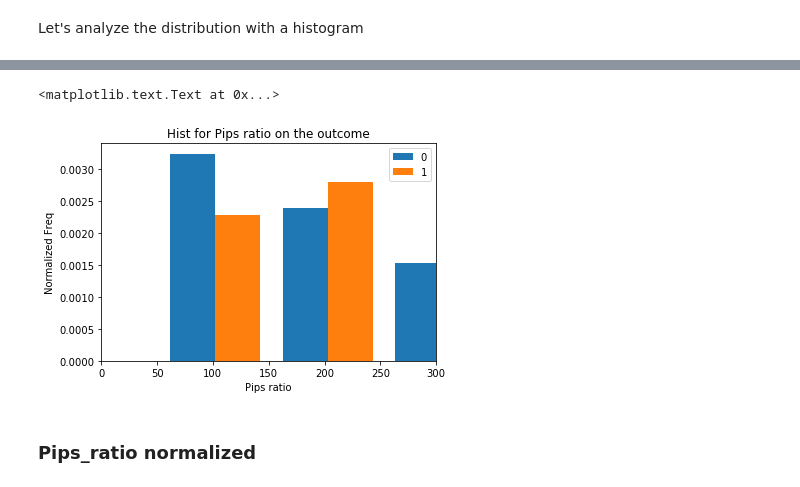
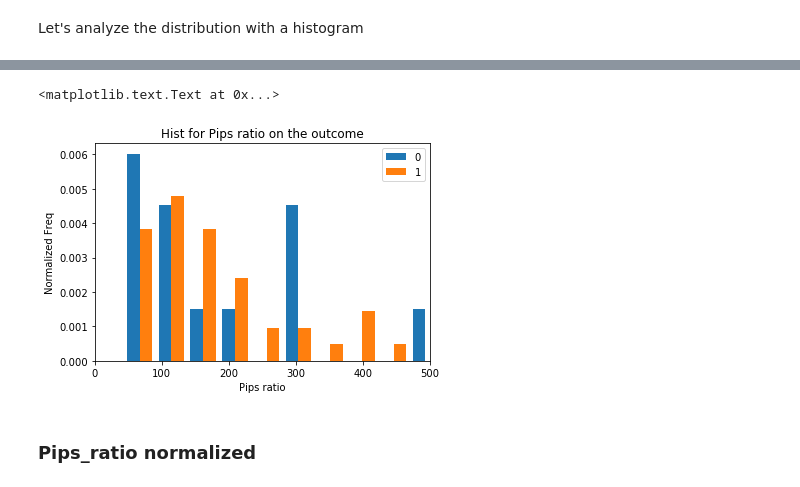
Before and after one commit to FOREXfunguru/FOREX, a Jupyter notebook: notebooks/Binary_classifier_cont_trades.ipynb, the cells around one changed output, grey strips where cells are left out. Cells and saved outputs as stored; diff of their text form; code cells hidden in the pictures.

```diff
--- a/notebooks/Binary_classifier_cont_trades.ipynb
+++ b/notebooks/Binary_classifier_cont_trades.ipynb
@@ -191,4 +193,4 @@ if "strong_trend" in contDF: contDF['strong trend']=contDF.apply(digit_binary,ax
 # %% [markdown]
 ## Selecting the desired timeframe
 # %%
-contDF=contDF[contDF.timeframe == 'D']
+contDF=contDF[contDF.timeframe == 'H6']
@@ -195,3 +208,14 @@ contDF=contDF[contDF.timeframe == 'D']
+# %%
+def calc_extoutcome(row,cutoff=20):
+    if not math.isnan(row['norm_retraced']):
+        if row['norm_retraced']<=cutoff:
+            return int(1)
+        else:
+            return int(0)
+    else:
+        return int(row['outcome'])
+# %%
+contDF['ext_outcome']=contDF.apply(calc_extoutcome,axis=1)
 # %% [markdown]
 ## Initial exploration of the data
 
@@ -199,5 +227,5 @@ First things first, let's examine if we have a significant number of records per
 # %%
-outcome_ix=5
-outcome_lab="outcome"
+outcome_ix=30
+outcome_lab="ext_outcome"
 contDF.iloc[:,outcome_ix].value_counts()
 # %% [output]
@@ -505,15 +533,15 @@ plt.title('Hist for Pips ratio on the outcome')
 # %%
-plt.xlim(0,300)
+plt.xlim(0,500)
 
 plt.hist([fail,succ], bins = 15, normed=True, label=['0','1'])
 
 plt.legend()
 plt.xlabel('Pips ratio')
 plt.ylabel('Normalized Freq')
 plt.title('Hist for Pips ratio on the outcome')
 # %% [output]
 <matplotlib.text.Text at 0x...>
-[figure, old version]
+[figure, new version]
 # %% [markdown]
 ### Pips_ratio normalized
 # %%
```
Also changed, not shown: parts of 98 cells of this notebook, 2 other files.
